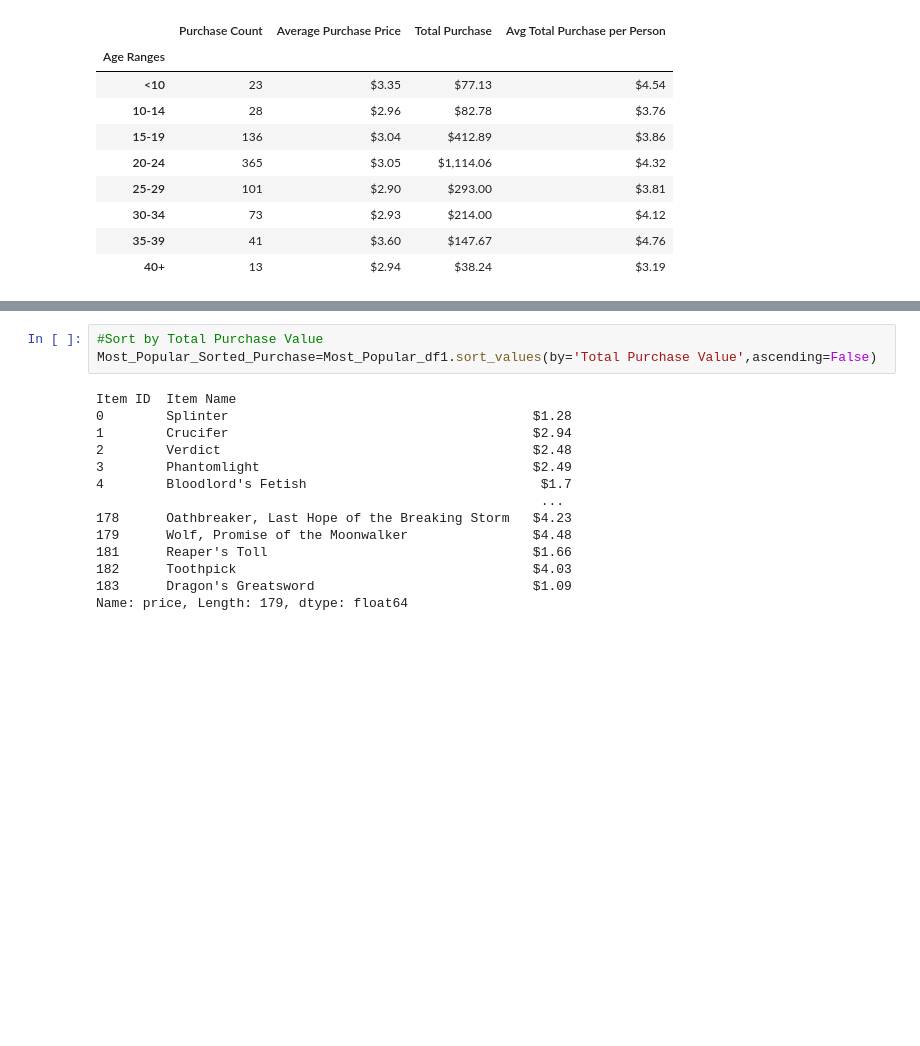
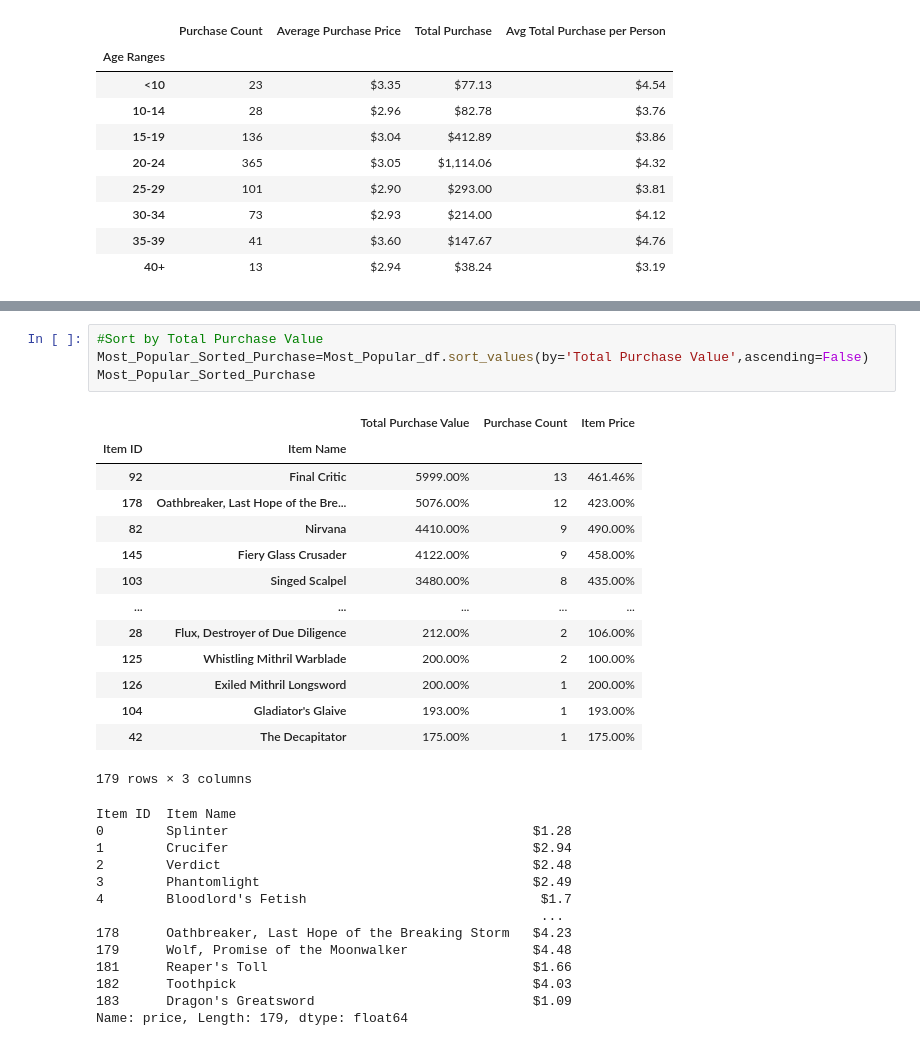
Before and after one commit to olivesun1213/pandashomework, a Jupyter notebook: Heroes Of Pymoli Data Analysis.ipynb, the cells around one changed output, grey strips where cells are left out. Drawn from its saved outputs; the diff is of its cells as text; blank space fills up the shorter version.

```diff
--- a/Heroes Of Pymoli Data Analysis.ipynb
+++ b/Heroes Of Pymoli Data Analysis.ipynb
@@ -221,7 +216,23 @@ Most_Popular_df1_Sorted.head()
 | 108 | Extraction, Quickblade Of Trembli... | 9 | $3.53 | $31.77 |
 # %%
 #Sort by Total Purchase Value
-Most_Popular_Sorted_Purchase=Most_Popular_df1.sort_values(by='Total Purchase Value',ascending=False)
+Most_Popular_Sorted_Purchase=Most_Popular_df.sort_values(by='Total Purchase Value',ascending=False)
+Most_Popular_Sorted_Purchase
+# %% [output]
+|  |  | Total Purchase Value | Purchase Count | Item Price |
+| Item ID | Item Name |  |  |  |
+| 92 | Final Critic | 5999.00% | 13 | 461.46% |
+| 178 | Oathbreaker, Last Hope of the Bre... | 5076.00% | 12 | 423.00% |
+| 82 | Nirvana | 4410.00% | 9 | 490.00% |
+| 145 | Fiery Glass Crusader | 4122.00% | 9 | 458.00% |
+| 103 | Singed Scalpel | 3480.00% | 8 | 435.00% |
+| ... | ... | ... | ... | ... |
+| 28 | Flux, Destroyer of Due Diligence | 212.00% | 2 | 106.00% |
+| 125 | Whistling Mithril Warblade | 200.00% | 2 | 100.00% |
+| 126 | Exiled Mithril Longsword | 200.00% | 1 | 200.00% |
+| 104 | Gladiator's Glaive | 193.00% | 1 | 193.00% |
+| 42 | The Decapitator | 175.00% | 1 | 175.00% |
+179 rows × 3 columns
 # %%
 # %% [output]
 Item ID  Item Name
```
Also changed, not shown: parts of 4 cells of this notebook.
